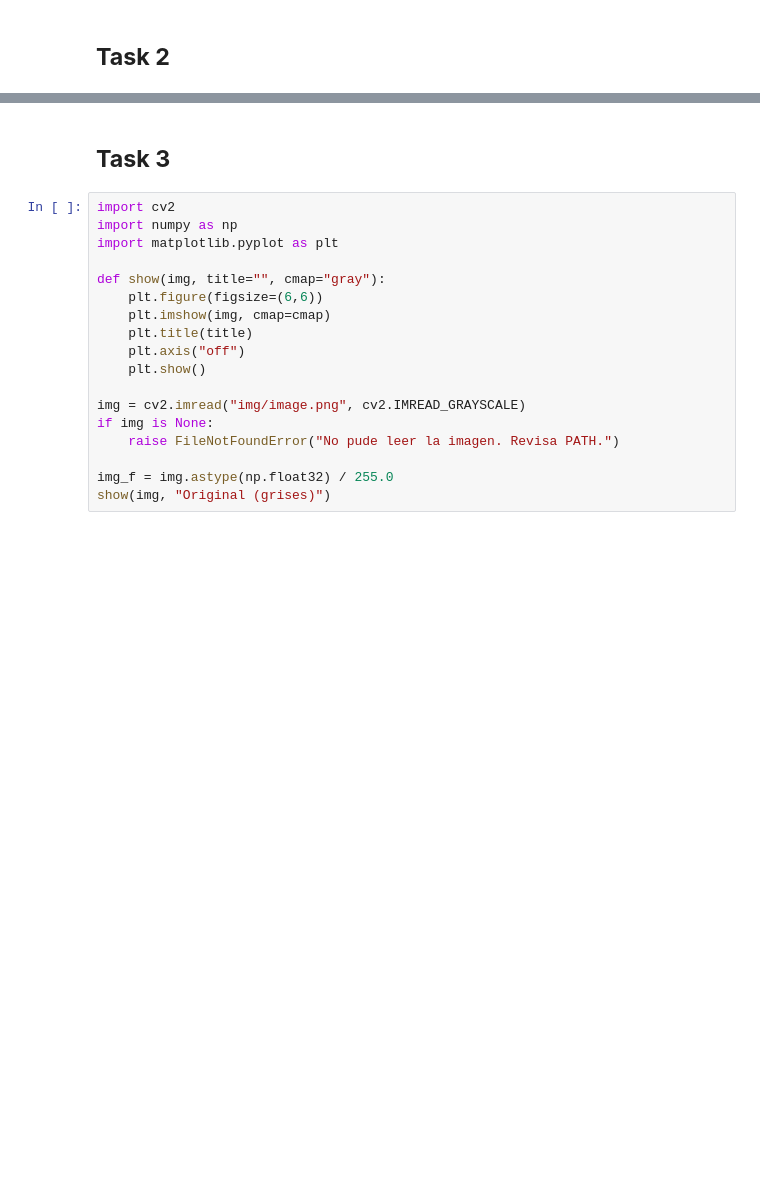
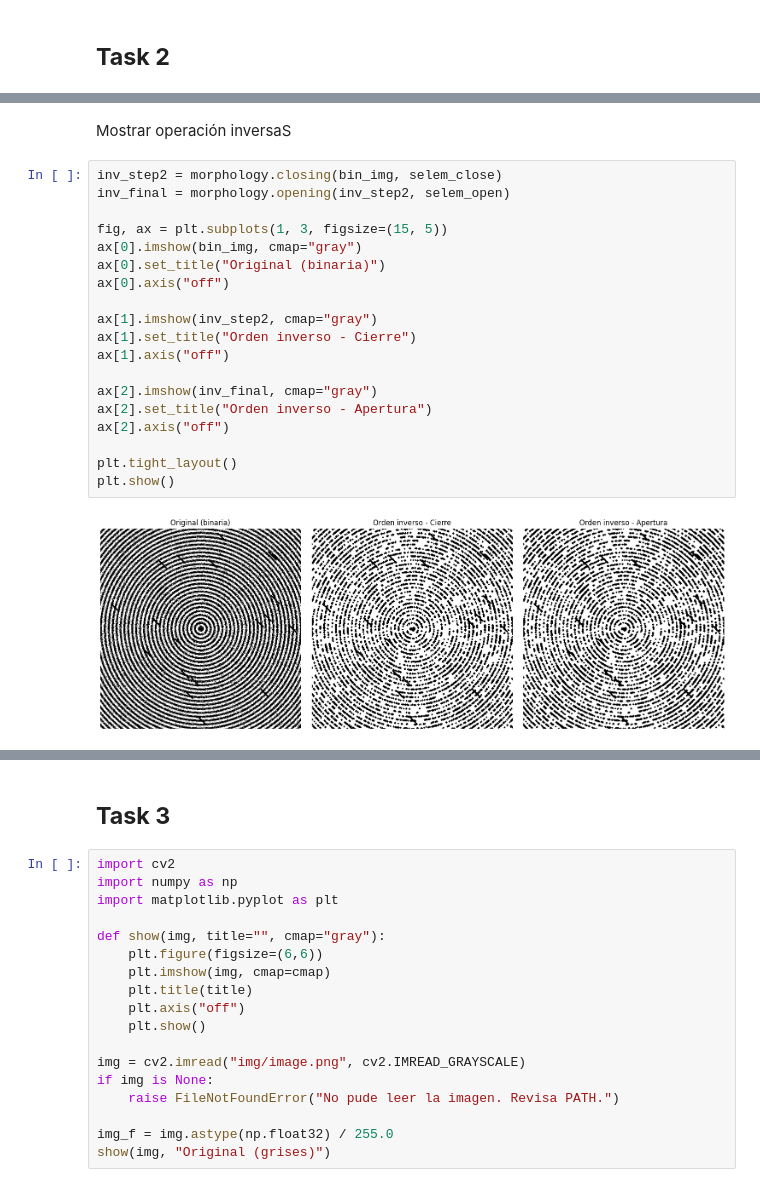
Before and after one commit to paulabaal12/LAB2-VCP, a Jupyter notebook: main.ipynb, the cells around one changed output, grey strips where cells are left out. Drawn from its saved outputs; the diff is of its cells as text; blank space fills up the shorter version.

```diff
--- a/main.ipynb
+++ b/main.ipynb
@@ -35,0 +76,23 @@ plt.tight_layout()
+# %% [markdown]
+Mostrar operación inversaS
+# %%
+inv_step2 = morphology.closing(bin_img, selem_close)
+inv_final = morphology.opening(inv_step2, selem_open)
+
+fig, ax = plt.subplots(1, 3, figsize=(15, 5))
+ax[0].imshow(bin_img, cmap="gray")
+ax[0].set_title("Original (binaria)")
+ax[0].axis("off")
+
+ax[1].imshow(inv_step2, cmap="gray")
+ax[1].set_title("Orden inverso - Cierre")
+ax[1].axis("off")
+
+ax[2].imshow(inv_final, cmap="gray")
+ax[2].set_title("Orden inverso - Apertura")
+ax[2].axis("off")
+
+plt.tight_layout()
+plt.show()
+# %% [output]
+[figure, added]
```
Also changed, not shown: parts of 10 cells of this notebook, 3 other files.
